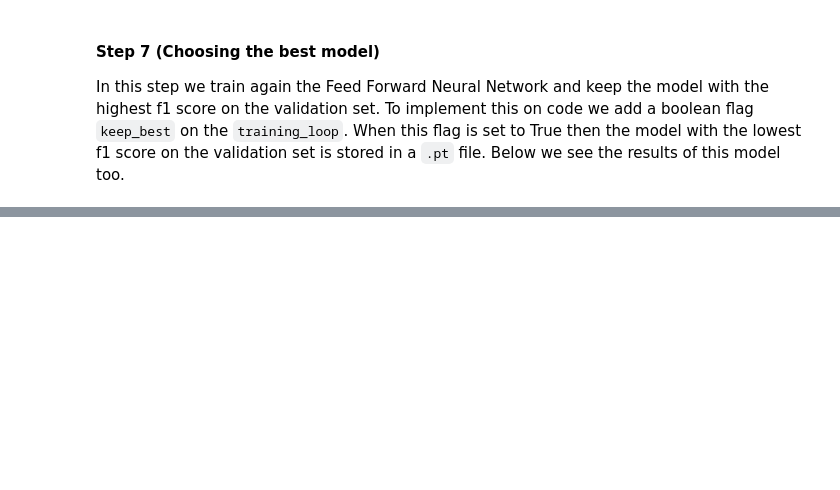
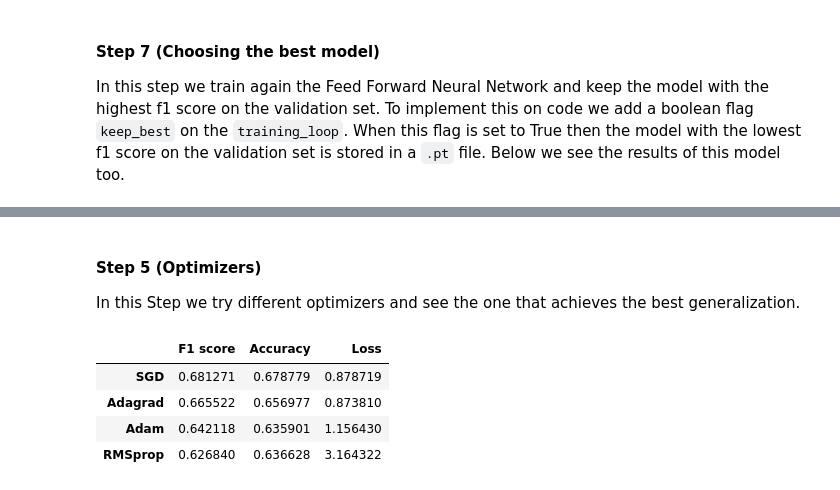
Before and after one commit to ChrisNick92/music-genre-classification, a Jupyter notebook: main.ipynb, the cells around one changed output, grey strips where cells are left out. Cells and saved outputs as stored; diff of their text form; code cells hidden in the pictures; blank space fills up the shorter version.

Commit message:
First part completed - Optimization & Inference next

```diff
--- a/main.ipynb
+++ b/main.ipynb
@@ -220,0 +261,5 @@ plt.show()
+# %%
+# Validating the best model
+model = CNN(H=21, W=128, pooling=True).to(device)
+model.load_state_dict(torch.load('model.pt'))
+loss, f1, acc, cm = validation_loop(model, test_dloader, loss_fn, device=device)
@@ -220,0 +274,4 @@ plt.show()
+# %% [markdown]
+#### Step 5 (Optimizers)
+
+In this Step we try different optimizers and see the one that achieves the best generalization.
@@ -220,0 +282,39 @@ plt.show()
+# %%
+optims = [(Adam, 'Adam'), (SGD, 'SGD'), (Adagrad, 'Adagrad'), (RMSprop, 'RMSprop')]
+# %%
+EPOCHS = 30
+learning_rate = 1e-3
+device = 'cuda' if torch.cuda.is_available() else 'cpu'
+loss_fn = nn.CrossEntropyLoss().to(device)
+# %%
+f1s, accs, losses, names = [], [], [], []
+for optim, name in optims:
+    model = CNN(H=21, W=128, pooling=True).to(device)
+    op = optim(model.parameters(), lr=learning_rate)
+    loss, f1, acc, _ = train_and_validate(
+        model=model,
+        epochs=EPOCHS,
+        train_dloader=train_dloader,
+        val_dloader=val_dloader,
+        test_dloader=test_dloader,
+        optim=op,
+        loss_fn=loss_fn,
+        device=device
+    )
+    names.append(name)
+    f1s.append(f1)
+    losses.append(loss)
+    accs.append(acc)
+# %%
+results = pd.DataFrame({
+    'F1 score': f1s,
+    'Accuracy': accs,
+    'Loss': losses
+}, index=names).sort_values(by=['F1 score'], ascending=False)
+results
+# %% [output]
+|  | F1 score | Accuracy | Loss |
+| SGD | 0.681271 | 0.678779 | 0.878719 |
+| Adagrad | 0.665522 | 0.656977 | 0.873810 |
+| Adam | 0.642118 | 0.635901 | 1.156430 |
+| RMSprop | 0.626840 | 0.636628 | 3.164322 |
```
Also changed, not shown: parts of 38 cells of this notebook, 2 other files.
